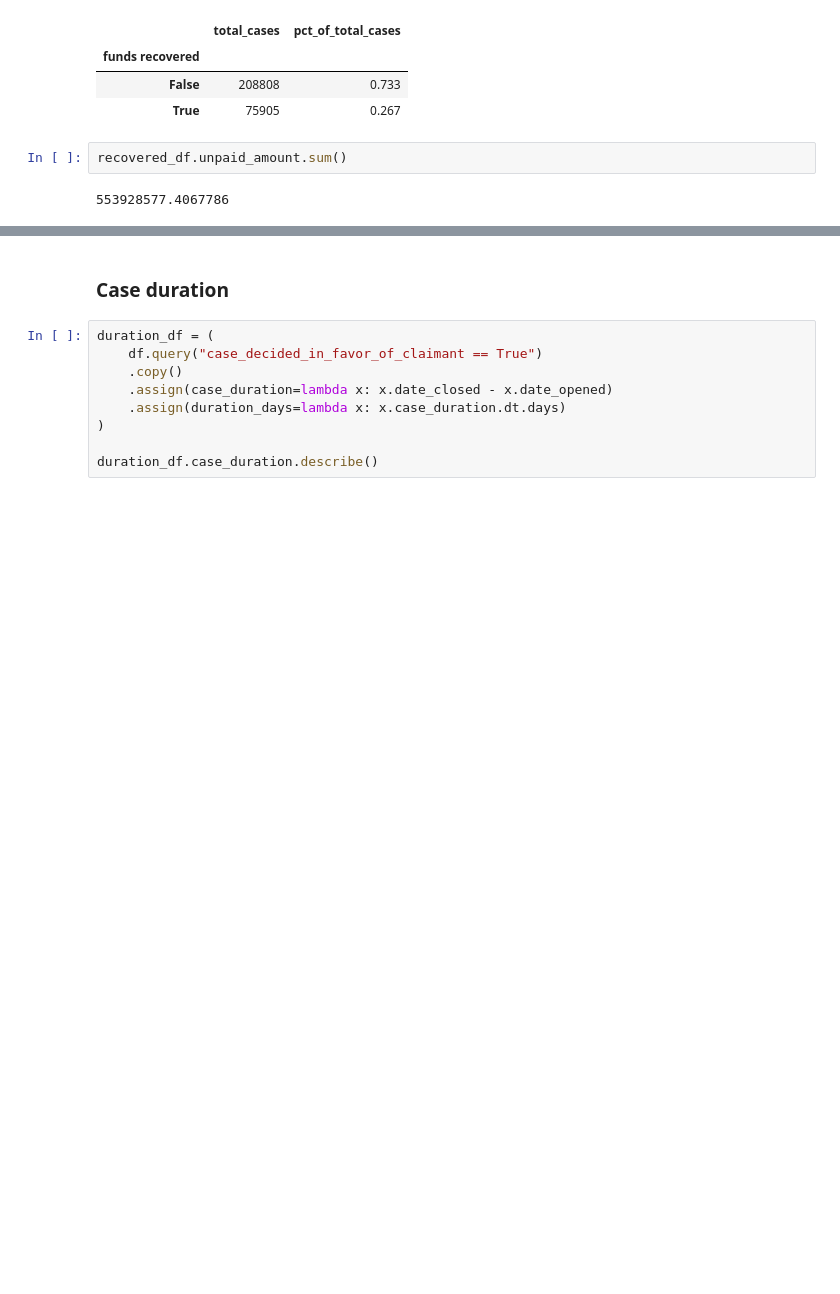
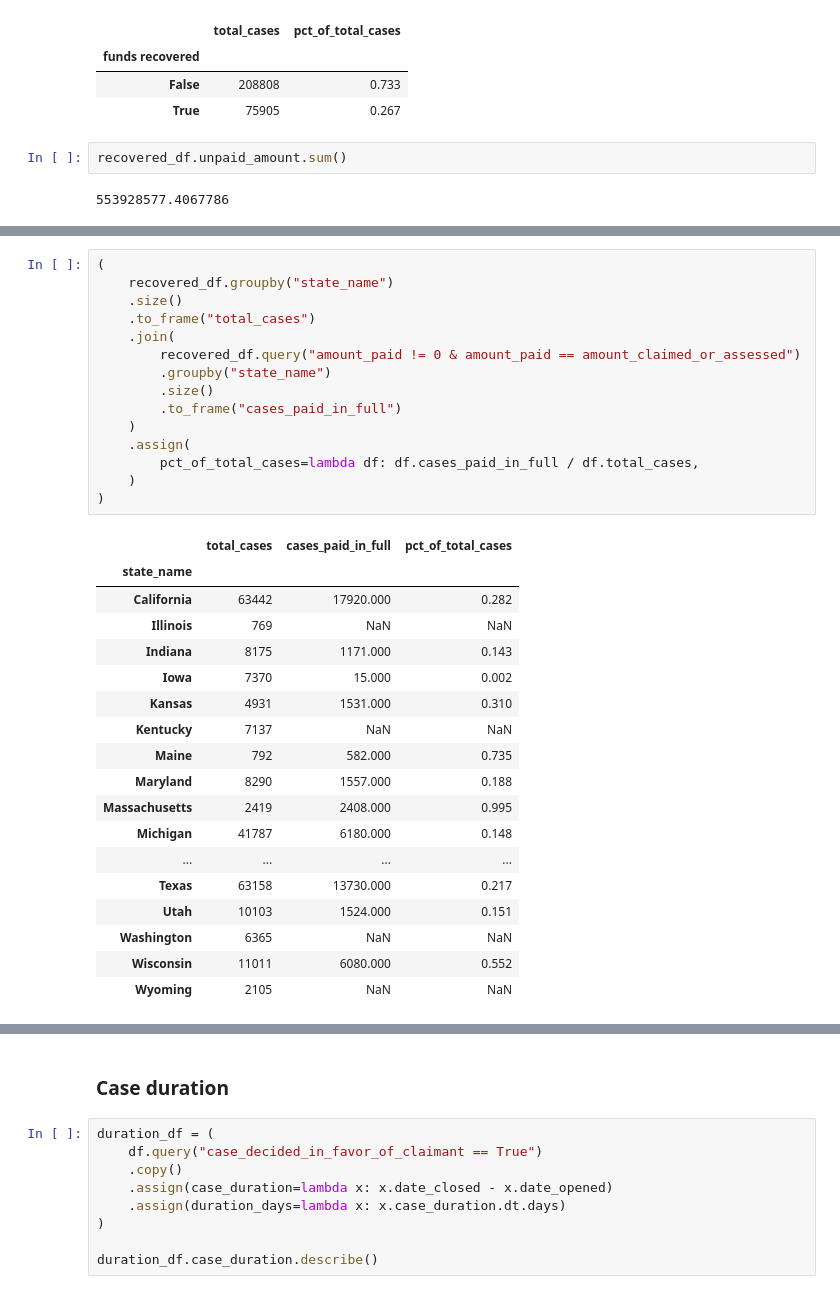
Before and after one commit to cbs-news-data/wage-theft-data, a Jupyter notebook: notebooks/national_analysis/national_analysis.ipynb, the cells around one changed output, grey strips where cells are left out. Saved outputs shown, nothing was run; the diff lists cells and outputs as text; blank space fills up the shorter version.

```diff
--- a/notebooks/national_analysis/national_analysis.ipynb
+++ b/notebooks/national_analysis/national_analysis.ipynb
@@ -328,0 +363,34 @@ recovered_df.unpaid_amount.sum()
+# %%
+(
+    recovered_df.groupby("state_name")
+    .size()
+    .to_frame("total_cases")
+    .join(
+        recovered_df.query("amount_paid != 0 & amount_paid == amount_claimed_or_assessed")
+        .groupby("state_name")
+        .size()
+        .to_frame("cases_paid_in_full")
+    )
+    .assign(
+        pct_of_total_cases=lambda df: df.cases_paid_in_full / df.total_cases,
+    )
+)
+# %% [output]
+|  | total_cases | cases_paid_in_full | pct_of_total_cases |
+| state_name |  |  |  |
+| California | 63442 | 17920.000 | 0.282 |
+| Illinois | 769 | NaN | NaN |
+| Indiana | 8175 | 1171.000 | 0.143 |
+| Iowa | 7370 | 15.000 | 0.002 |
+| Kansas | 4931 | 1531.000 | 0.310 |
+| Kentucky | 7137 | NaN | NaN |
+| Maine | 792 | 582.000 | 0.735 |
+| Maryland | 8290 | 1557.000 | 0.188 |
+| Massachusetts | 2419 | 2408.000 | 0.995 |
+| Michigan | 41787 | 6180.000 | 0.148 |
+| ... | ... | ... | ... |
+| Texas | 63158 | 13730.000 | 0.217 |
+| Utah | 10103 | 1524.000 | 0.151 |
+| Washington | 6365 | NaN | NaN |
+| Wisconsin | 11011 | 6080.000 | 0.552 |
+| Wyoming | 2105 | NaN | NaN |
```
Also changed, not shown: parts of 3 cells of this notebook, 26 other files.
